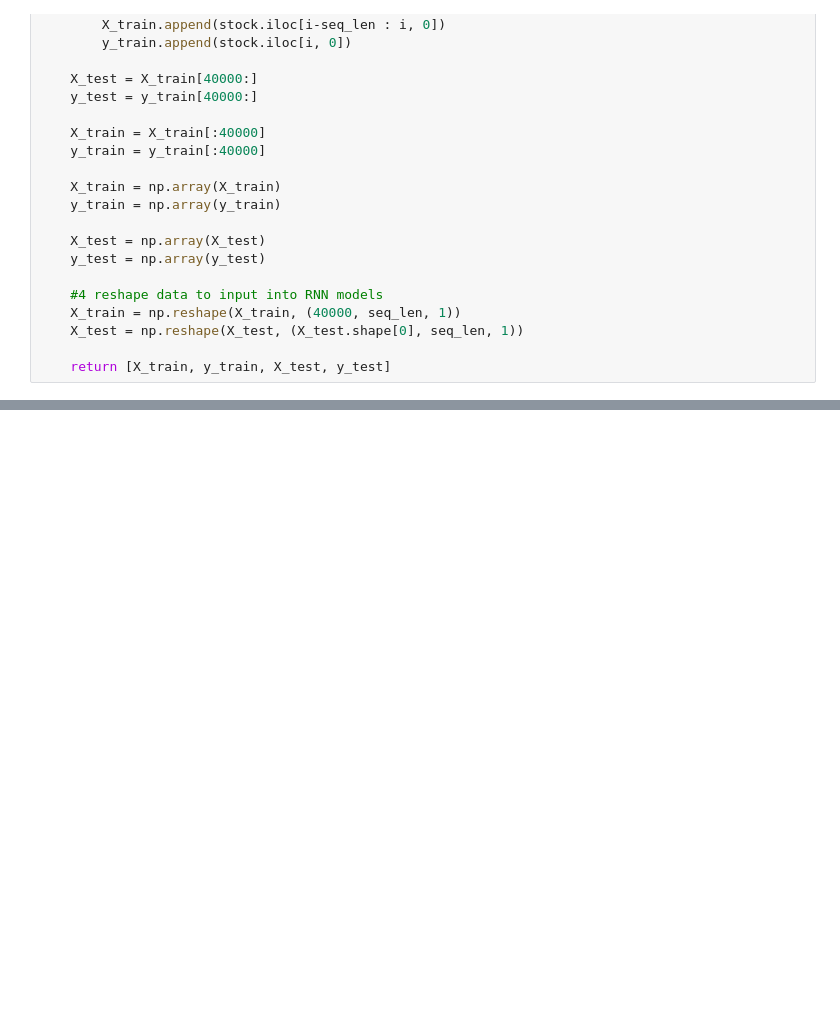
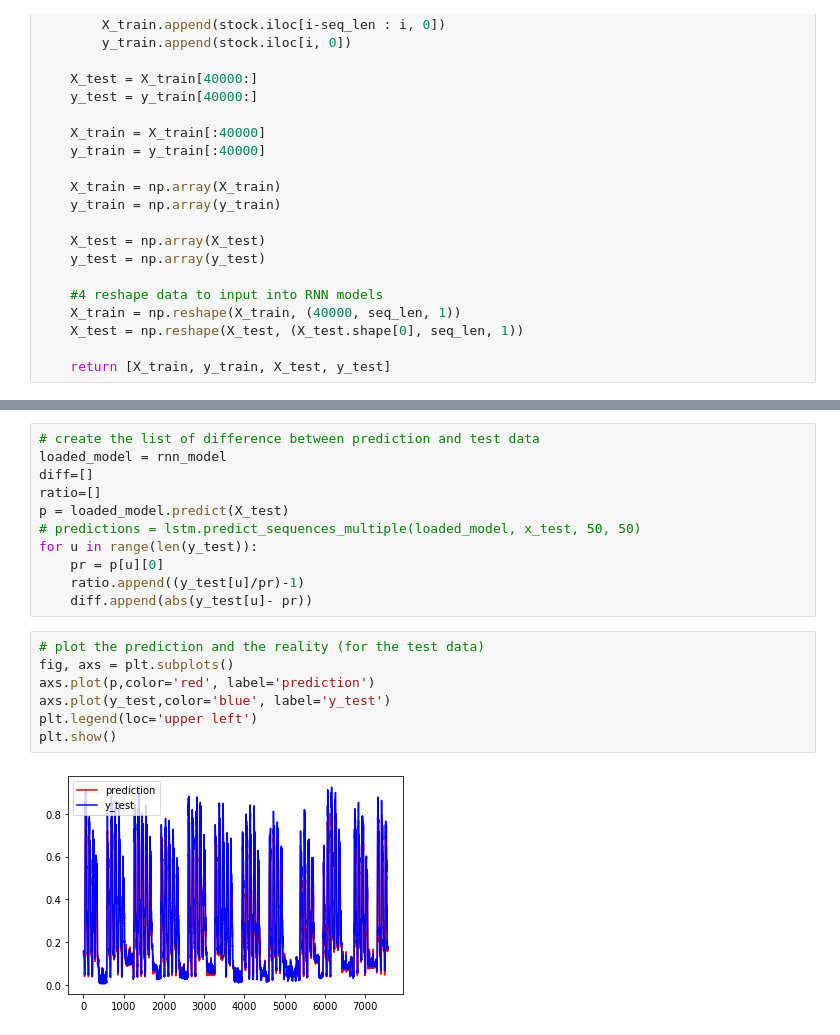
Before and after one commit to kentdan/interview_prep, a Jupyter notebook: Anomaly_detection/Anomaly_detection_smartmeter_swiss.ipynb, the cells around one changed output, grey strips where cells are left out. Saved outputs shown, nothing was run; the diff lists cells and outputs as text; blank space fills up the shorter version.

```diff
--- a/Anomaly_detection/Anomaly_detection_smartmeter_swiss.ipynb
+++ b/Anomaly_detection/Anomaly_detection_smartmeter_swiss.ipynb
@@ -124,0 +289,20 @@ plot_predictions(y_test, rnn_predictions, "Load Predictions Validation")
+# %%
+# create the list of difference between prediction and test data
+loaded_model = rnn_model
+diff=[]
+ratio=[]
+p = loaded_model.predict(X_test)
+# predictions = lstm.predict_sequences_multiple(loaded_model, x_test, 50, 50)
+for u in range(len(y_test)):
+    pr = p[u][0]
+    ratio.append((y_test[u]/pr)-1)
+    diff.append(abs(y_test[u]- pr))
+# %%
+# plot the prediction and the reality (for the test data)
+fig, axs = plt.subplots()
+axs.plot(p,color='red', label='prediction')
+axs.plot(y_test,color='blue', label='y_test')
+plt.legend(loc='upper left')
+plt.show()
+# %% [output]
+[figure, added]
```
Also changed, not shown: parts of 28 cells of this notebook, 5 other files.
